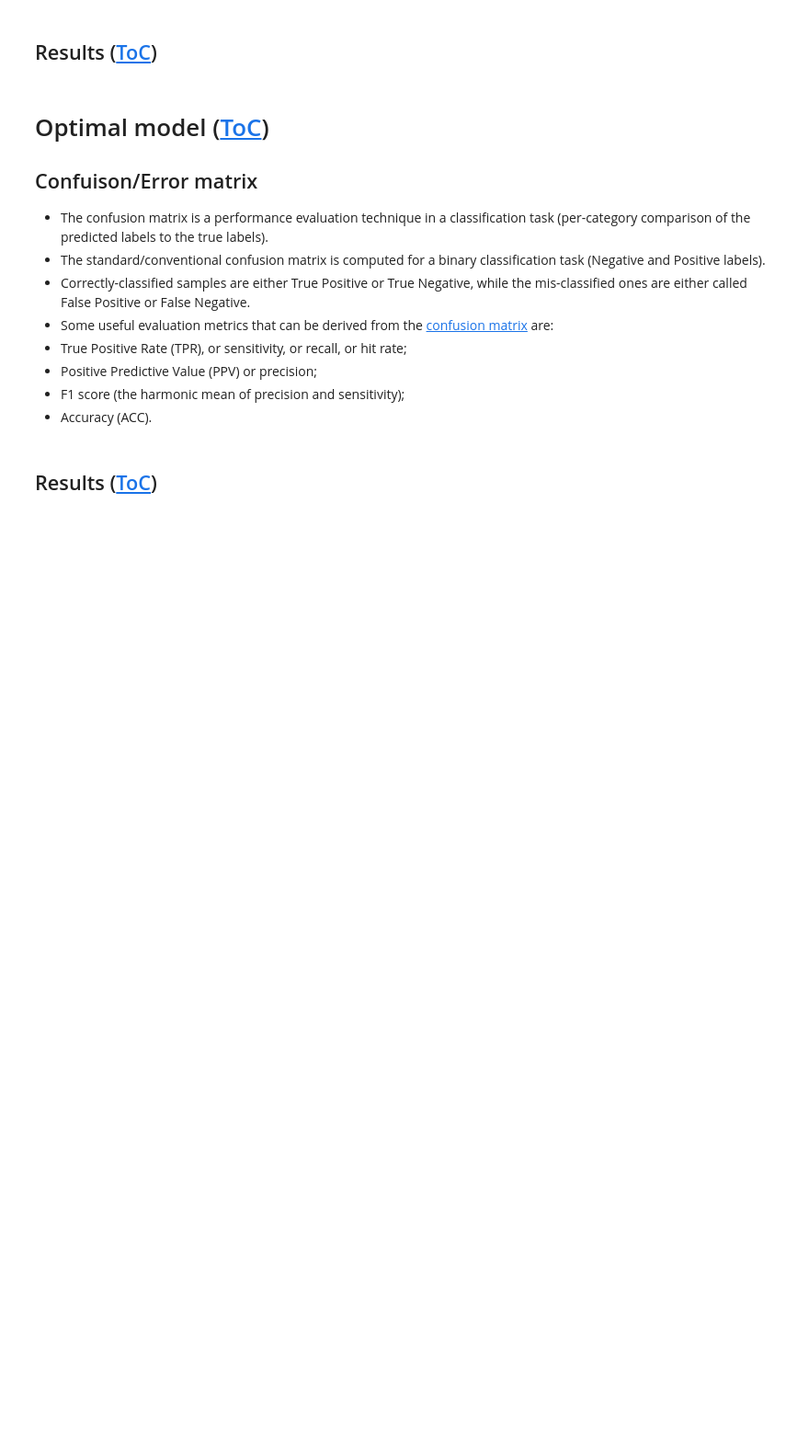
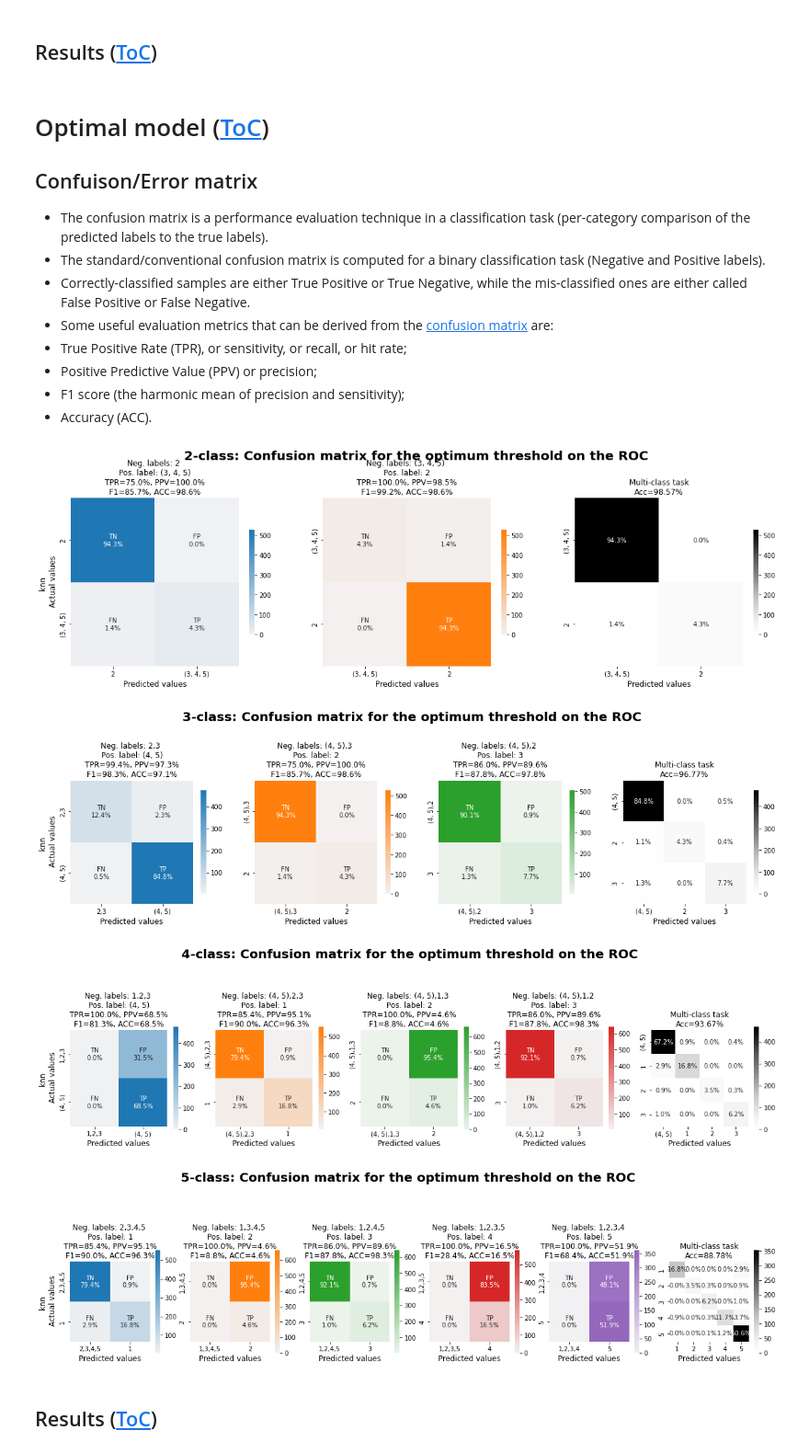
Before and after one commit to fardinafdideh/Text-analytics, a Jupyter notebook: sentiment-analysis-of-products-review-on-amazon.ipynb, the cells around one changed output. Shown at 92% size. Saved outputs shown, nothing was run; the diff lists cells and outputs as text; code cells hidden in the pictures; blank space fills up the shorter version.

```diff
--- a/sentiment-analysis-of-products-review-on-amazon.ipynb
+++ b/sentiment-analysis-of-products-review-on-amazon.ipynb
@@ -920,8 +1044,12 @@ def split_feature_clf_confusion(X_train, y_train, X_test, y_test, clf, thr):
     return confusion_matrix(y_test, y_score)
 
 
-def confusionTot_plotter(fpr_model, optDataCleanedMerged, reviewColName, ratingColName, ratingOrigColName, clfName, clf, colors_classes_CF, dataCleaned_test):
-    yOrig, X, y,X_test, y_test  = optDataCleanedMerged[ratingOrigColName].values, optDataCleanedMerged[reviewColName].values, optDataCleanedMerged[ratingColName].values, dataCleaned_test[reviewColName].values , dataCleaned_test[ratingColName].values
+# def confusionTot_plotter(fpr_model, optDataCleanedMerged, reviewColName, ratingColName, ratingOrigColName, clfName, clf, colors_classes_CF, dataCleaned_test):
+def confusionTot_plotter(fpr_model, optDataCleanedMerged, clfName, clf, colors_classes_CF, dataCleaned_test):
+#     yOrig, X, y = optDataCleanedMerged[ratingOrigColName].values, optDataCleanedMerged[reviewColName].values, optDataCleanedMerged[ratingColName].values
+#     X_test, y_test, yOrig_test  = dataCleaned_test[reviewColName].values , dataCleaned_test[ratingColName].values
+    yOrig, X, y = optDataCleanedMerged[2].values, optDataCleanedMerged[0].values, optDataCleanedMerged[1].values
+    X_test, y_test, yOrig_test  = dataCleaned_test[0].values, dataCleaned_test[1].values, dataCleaned_test[2].values
     origNew = origNewLabel_finder(yOrig, y)
     classLabelTot = list(np.unique(y))
 #     X_binary, Y_binary = output_binariser(X, y, classLabelTot)
@@ -941,7 +1069,7 @@ def confusionTot_plotter(fpr_model, optDataCleanedMerged, reviewColName, ratingC
         if i == 0:
             ylabel = "{} \n Actual values".format(clfName)
         else:
-           ylabel = None
+            ylabel = None
         confusionMatrix_plotter(ax[i], cfMatrix, classLabel, classLabelTot, origNew, colors_classes_CF[i], ylabel)
 #     cfMatrix = split_feature_clf_confusion(X, y, test_size, clf, None)
     cfMatrix = split_feature_clf_confusion(X, y, X_test, y_test, clf, None)
@@ -951,11 +1079,18 @@ def confusionTot_plotter(fpr_model, optDataCleanedMerged, reviewColName, ratingC
 # %%
 colors_classes_CF = []
 for colors_classe in colors_classes:
     colors_classes_CF.append(sns.light_palette(colors_classe, as_cmap=True))
 acc = []
-for fpr_model, dataCleanedMergedTmp, classTmp, clfName, clf, dataCleanedMerged_test_ in zip(fpr_models, optDataCleanedMerged, optClass, optClfName, optClf, dataCleanedMerged_test):
-    acc_ = confusionTot_plotter(fpr_model[aucIdx], dataCleanedMergedTmp, reviewColName, ratingColName, ratingOrigColName, clfName, clf, colors_classes_CF, dataCleanedMerged_test_)
+# for fpr_model, dataCleanedMergedTmp, classTmp, clfName, clf, dataCleanedMerged_test_ in zip(fpr_models, optDataCleanedMerged, optClass, optClfName, optClf, dataCleanedMerged_test):
+for fpr_model, dataCleanedMergedTmp, clfName, clf, dataCleanedMerged_test_ in zip(fpr_models, optDataCleanedMerged, optClfName, optClf, yMerged_test):
+#     acc_ = confusionTot_plotter(fpr_model[aucIdx], dataCleanedMergedTmp, reviewColName, ratingColName, ratingOrigColName, clfName, clf, colors_classes_CF, dataCleanedMerged_test_)
+    acc_ = confusionTot_plotter(fpr_model[aucIdx], dataCleanedMergedTmp, clfName, clf, colors_classes_CF, dataCleanedMerged_test_)
     acc.append(acc_)
+# %% [output]
+[figure, added]
+[figure, added]
+[figure, added]
+[figure, added]
 # %% [markdown]
 ## Results ([ToC](#TOC))<a class="anchor" id="OptimalModelResults"></a>
 # %%
```
Also changed, not shown: parts of 20 cells of this notebook.
